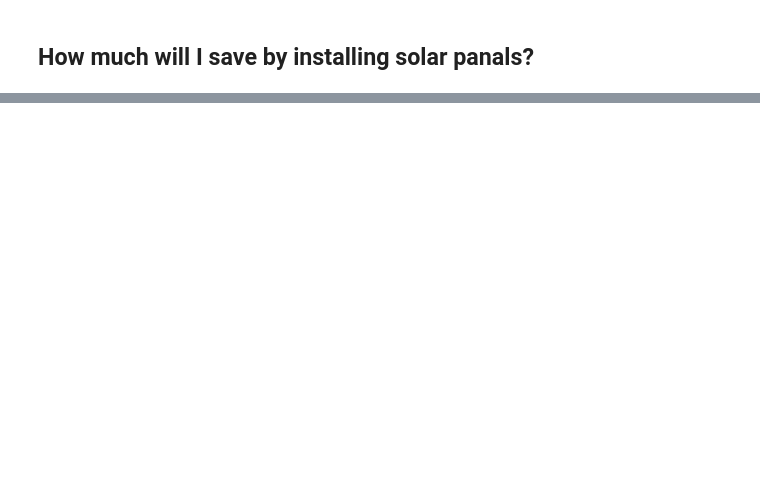
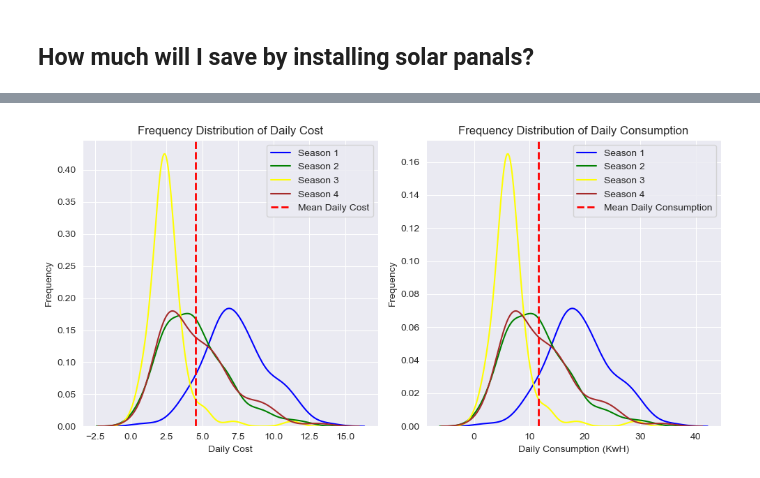
Before and after one commit to nickmalleson/playground, a Jupyter notebook: energy_use/energy_use2.ipynb, the cells around one changed output, grey strips where cells are left out. Cells and saved outputs as stored; diff of their text form; code cells hidden in the pictures; blank space fills up the shorter version.

```diff
--- a/energy_use/energy_use2.ipynb
+++ b/energy_use/energy_use2.ipynb
@@ -380,0 +508,54 @@ Want to estimate new costs after installing heat pump. Need to create some bench
+# %%
+# Prefer bars or density?
+use_bars = False
+
+# Create a figure with two subplots: one for daily cost and one for daily consumption
+fig, axes = plt.subplots(1, 2, figsize=(10, 5))
+
+alpha = 0.3
+# Define colors for each season (1: Spring, 2: Summer, 3: Fall, 4: Winter)
+colors = {
+    1: 'blue',  # Winter
+    2: 'green',  # Spring
+    3: 'yellow',  # Summer
+    4: 'brown'  # Autumn
+}
+
+# Plot the frequency distributions for each season on the same axes
+for season in [1,2,3,4]:
+    temp_season = temp[temp['season'] == season]
+
+    if use_bars:
+        # Plot daily cost distribution
+        axes[0].bar(temp_season.index, temp_season['daily_cost'], color=colors[season],
+                    alpha=alpha, label=f'Season {season}')
+
+        # Plot daily consumption distribution
+        axes[1].bar(temp_season.index, temp_season['daily_consumption'], color=colors[season],
+                    alpha=alpha, label=f'Season {season}')
+    else:
+        sns.kdeplot(temp_season['daily_cost'], color=colors[int(season)], ax=axes[0],
+                    label=f'Season {int(season)}')
+        sns.kdeplot(temp_season['daily_consumption'], color=colors[int(season)], ax=axes[1],
+                    label=f'Season {int(season)}')
+
+# Add mean lines
+axes[0].axvline(mean_daily_cost, color='red', linestyle='dashed', linewidth=2, label='Mean Daily Cost')
+axes[1].axvline(mean_daily_consumption, color='red', linestyle='dashed', linewidth=2, label='Mean Daily Consumption')
+
+# Set titles and labels
+axes[0].set_title('Frequency Distribution of Daily Cost')
+axes[0].set_xlabel('Daily Cost')
+axes[0].set_ylabel('Frequency')
+axes[0].legend()
+
+axes[1].set_title('Frequency Distribution of Daily Consumption')
+axes[1].set_xlabel('Daily Consumption (KwH)')
+axes[1].set_ylabel('Frequency')
+axes[1].legend()
+
+# Adjust layout and display
+plt.tight_layout()
+plt.show()
+# %% [output]
+[figure, added]
```
Also changed, not shown: parts of 20 cells of this notebook.
